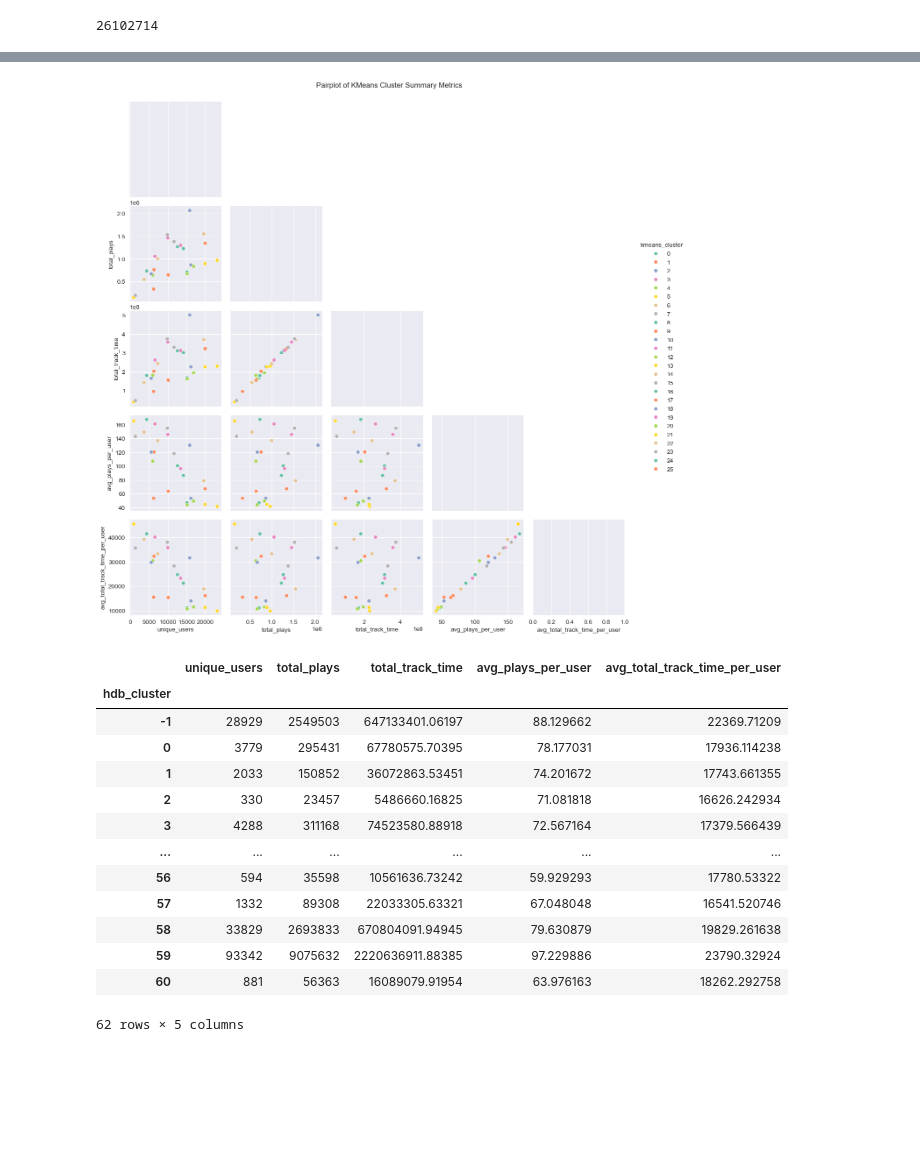
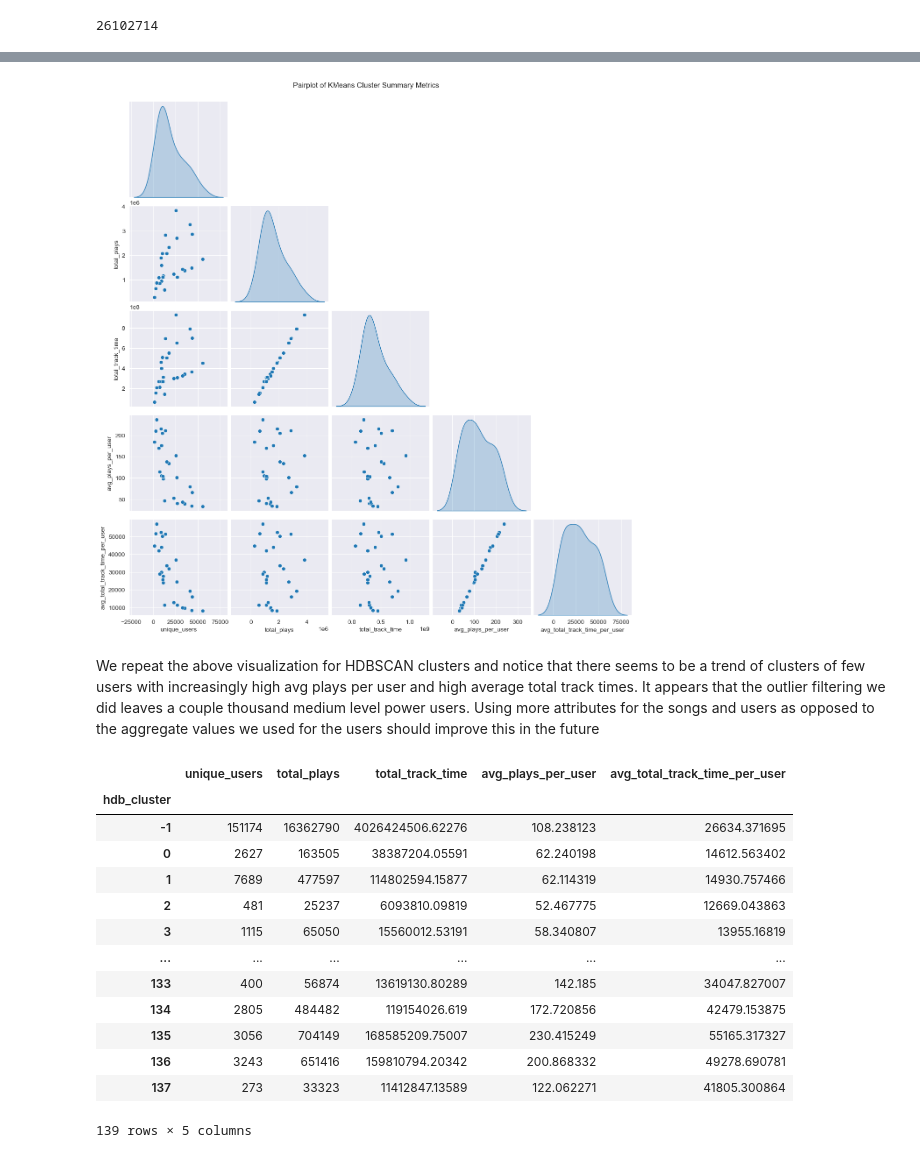
Before and after one commit to DirtyChay/music-recommender, a Jupyter notebook: 4. DSE 220 Milestone 4 Song Recommendation.ipynb, the cells around one changed output, grey strips where cells are left out. Cells and saved outputs as stored; diff of their text form; code cells hidden in the pictures; blank space fills up the shorter version.

```diff
--- a/4. DSE 220 Milestone 4 Song Recommendation.ipynb
+++ b/4. DSE 220 Milestone 4 Song Recommendation.ipynb
@@ -18,0 +14,3 @@ users_with_clusters_path = "data/users_with_clusters_df.parquet"
+# %%
+# If using a local environment
+data_path = "data/"
@@ -19,5 +24,4 @@ users_with_clusters_path = "data/users_with_clusters_df.parquet"
 # %%
-# if local
-users_with_clusters_path = "data/users_clusters_df.parquet"
-songs_path = "data/songs_df_cleaned.parquet"
-track_metadata_path = "data/track_metadata.db"
+users_with_clusters_path = data_path + "users_clusters_df.parquet"
+songs_path = data_path + "songs_df_cleaned.parquet"
+track_metadata_path = data_path + "track_metadata.db"
@@ -392,43 +442,46 @@ display(k_cluster_summary_df)
 # %%
 k_cluster_summary_df_plot = k_cluster_summary_df.reset_index()
-sns.pairplot(k_cluster_summary_df_plot, hue='kmeans_cluster', palette='Set2', corner=True, diag_kind='kde')
+
+sns.pairplot(k_cluster_summary_df, corner=True, diag_kind='kde')
 plt.suptitle('Pairplot of KMeans Cluster Summary Metrics', y=1.02)
 plt.show()
 # %% [output]
-[figure, old version]
+[figure, new version]
+# %% [markdown]
+We repeat the above visualization for HDBSCAN clusters and notice that there seems to be a trend of clusters of few users with increasingly high avg plays per user and high average total track times. It appears that the outlier filtering we did leaves a couple thousand medium level power users. Using more attributes for the songs and users as opposed to the aggregate values we used for the users should improve this in the future
 # %%
-cluster_totals = users_songs_clusters.groupby('hdb_cluster').agg(
+h_cluster_totals = users_songs_clusters.groupby('hdb_cluster').agg(
     total_plays=('plays', 'sum'),
     total_track_time=('tot_track_time', 'sum')
 )
 
-unique_users_per_cluster = users_songs_clusters.groupby('hdb_cluster')['user_id'].nunique()
-unique_users_per_cluster = users_songs_clusters.groupby('hdb_cluster')['user_id'].nunique()
+h_unique_users_per_cluster = users_songs_clusters.groupby('hdb_cluster')['user_id'].nunique()
+h_unique_users_per_cluster = users_songs_clusters.groupby('hdb_cluster')['user_id'].nunique()
 
-avg_plays_per_user = cluster_totals['total_plays'] / unique_users_per_cluster
+h_avg_plays_per_user = h_cluster_totals['total_plays'] / h_unique_users_per_cluster
 
-avg_tot_track_time_per_user = cluster_totals['total_track_time'] / unique_users_per_cluster
+h_avg_tot_track_time_per_user = h_cluster_totals['total_track_time'] / h_unique_users_per_cluster
 
-cluster_summary_df = pd.DataFrame({
-    'unique_users': unique_users_per_cluster,
-    'total_plays': cluster_totals['total_plays'],
-    'total_track_time': cluster_totals['total_track_time'],
-    'avg_plays_per_user': avg_plays_per_user,
-    'avg_total_track_time_per_user': avg_tot_track_time_per_user
+h_cluster_summary_df = pd.DataFrame({
+    'unique_users': h_unique_users_per_cluster,
+    'total_plays': h_cluster_totals['total_plays'],
+    'total_track_time': h_cluster_totals['total_track_time'],
+    'avg_plays_per_user': h_avg_plays_per_user,
+    'avg_total_track_time_per_user': h_avg_tot_track_time_per_user
 })
-display(cluster_summary_df)
+display(h_cluster_summary_df)
 # %% [output]
 |  | unique_users | total_plays | total_track_time | avg_plays_per_user | avg_total_track_time_per_user |
 | hdb_cluster |  |  |  |  |  |
-| -1 | 28929 | 2549503 | 647133401.06197 | 88.129662 | 22369.71209 |
-| 0 | 3779 | 295431 | 67780575.70395 | 78.177031 | 17936.114238 |
-| 1 | 2033 | 150852 | 36072863.53451 | 74.201672 | 17743.661355 |
-| 2 | 330 | 23457 | 5486660.16825 | 71.081818 | 16626.242934 |
-| 3 | 4288 | 311168 | 74523580.88918 | 72.567164 | 17379.566439 |
+| -1 | 151174 | 16362790 | 4026424506.62276 | 108.238123 | 26634.371695 |
+| 0 | 2627 | 163505 | 38387204.05591 | 62.240198 | 14612.563402 |
+| 1 | 7689 | 477597 | 114802594.15877 | 62.114319 | 14930.757466 |
+| 2 | 481 | 25237 | 6093810.09819 | 52.467775 | 12669.043863 |
+| 3 | 1115 | 65050 | 15560012.53191 | 58.340807 | 13955.16819 |
 | ... | ... | ... | ... | ... | ... |
-| 56 | 594 | 35598 | 10561636.73242 | 59.929293 | 17780.53322 |
-| 57 | 1332 | 89308 | 22033305.63321 | 67.048048 | 16541.520746 |
-| 58 | 33829 | 2693833 | 670804091.94945 | 79.630879 | 19829.261638 |
-| 59 | 93342 | 9075632 | 2220636911.88385 | 97.229886 | 23790.32924 |
-| 60 | 881 | 56363 | 16089079.91954 | 63.976163 | 18262.292758 |
+| 133 | 400 | 56874 | 13619130.80289 | 142.185 | 34047.827007 |
+| 134 | 2805 | 484482 | 119154026.619 | 172.720856 | 42479.153875 |
+| 135 | 3056 | 704149 | 168585209.75007 | 230.415249 | 55165.317327 |
+| 136 | 3243 | 651416 | 159810794.20342 | 200.868332 | 49278.690781 |
+| 137 | 273 | 33323 | 11412847.13589 | 122.062271 | 41805.300864 |
-62 rows × 5 columns
+139 rows × 5 columns
```
Also changed, not shown: parts of 41 cells of this notebook.
